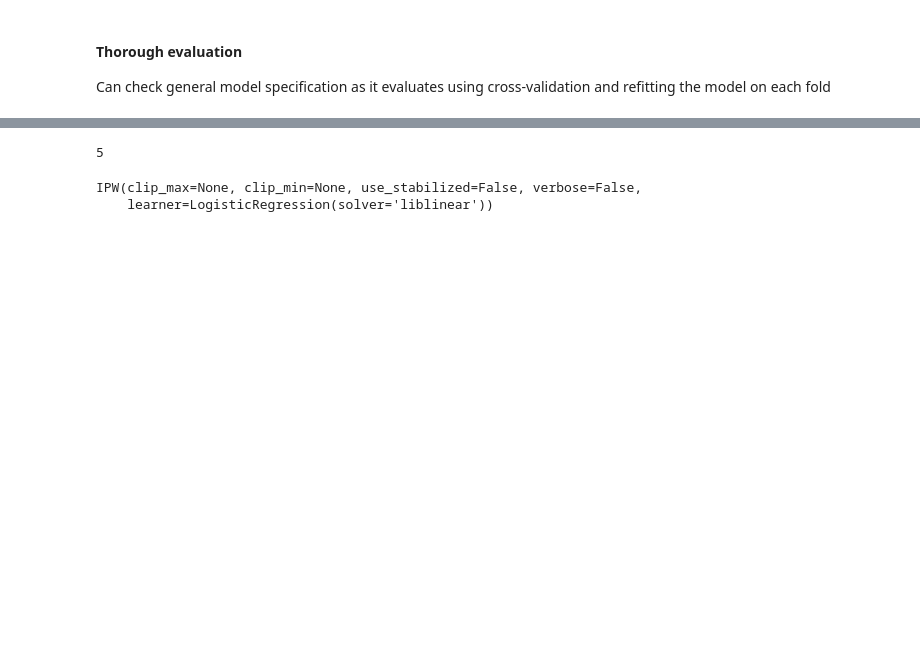
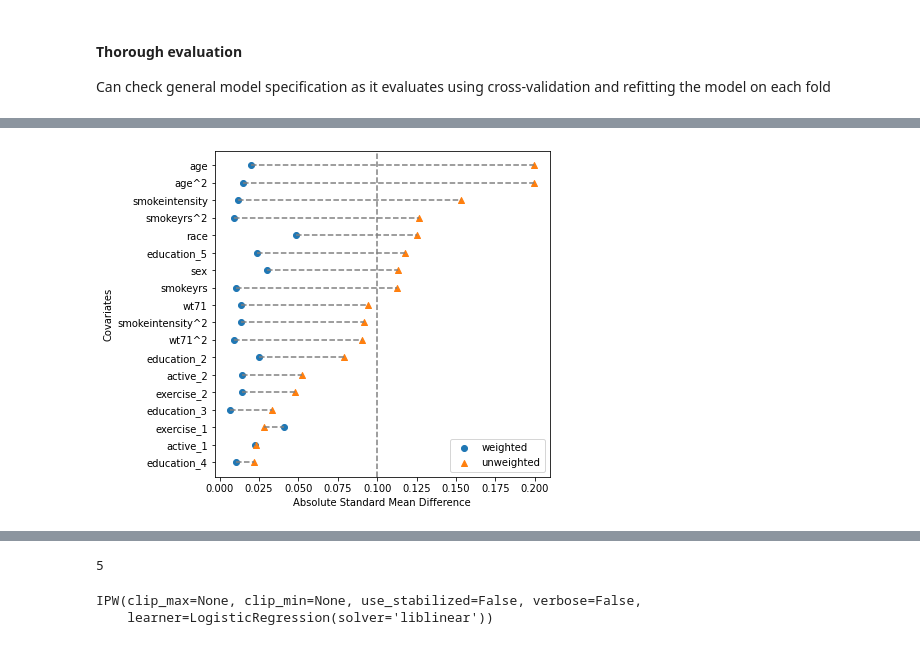
Before and after one commit to BiomedSciAI/causallib, a Jupyter notebook: examples/ipw.ipynb, the cells around one changed output, grey strips where cells are left out. Drawn from its saved outputs; the diff is of its cells as text; code cells hidden in the pictures; blank space fills up the shorter version.

```diff
--- a/examples/ipw.ipynb
+++ b/examples/ipw.ipynb
@@ -217,0 +226,5 @@ results.plot_all()
+# %%
+fig, ax = plt.subplots(1, 1, figsize=(6, 6))
+results.plot_covariate_balance(kind="love", ax=ax, thresh=0.1);
+# %% [output]
+[figure, added]
```
Also changed, not shown: parts of 19 cells of this notebook.
